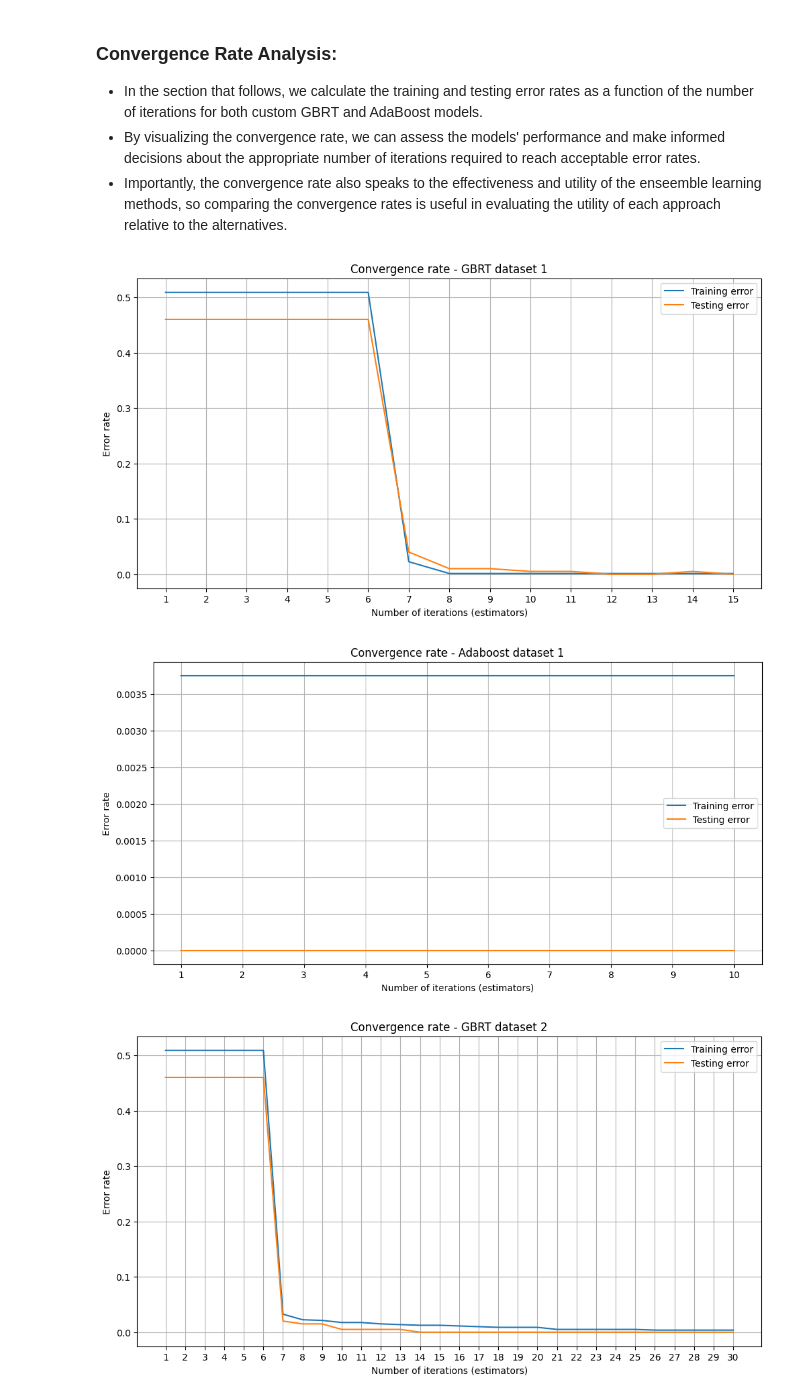
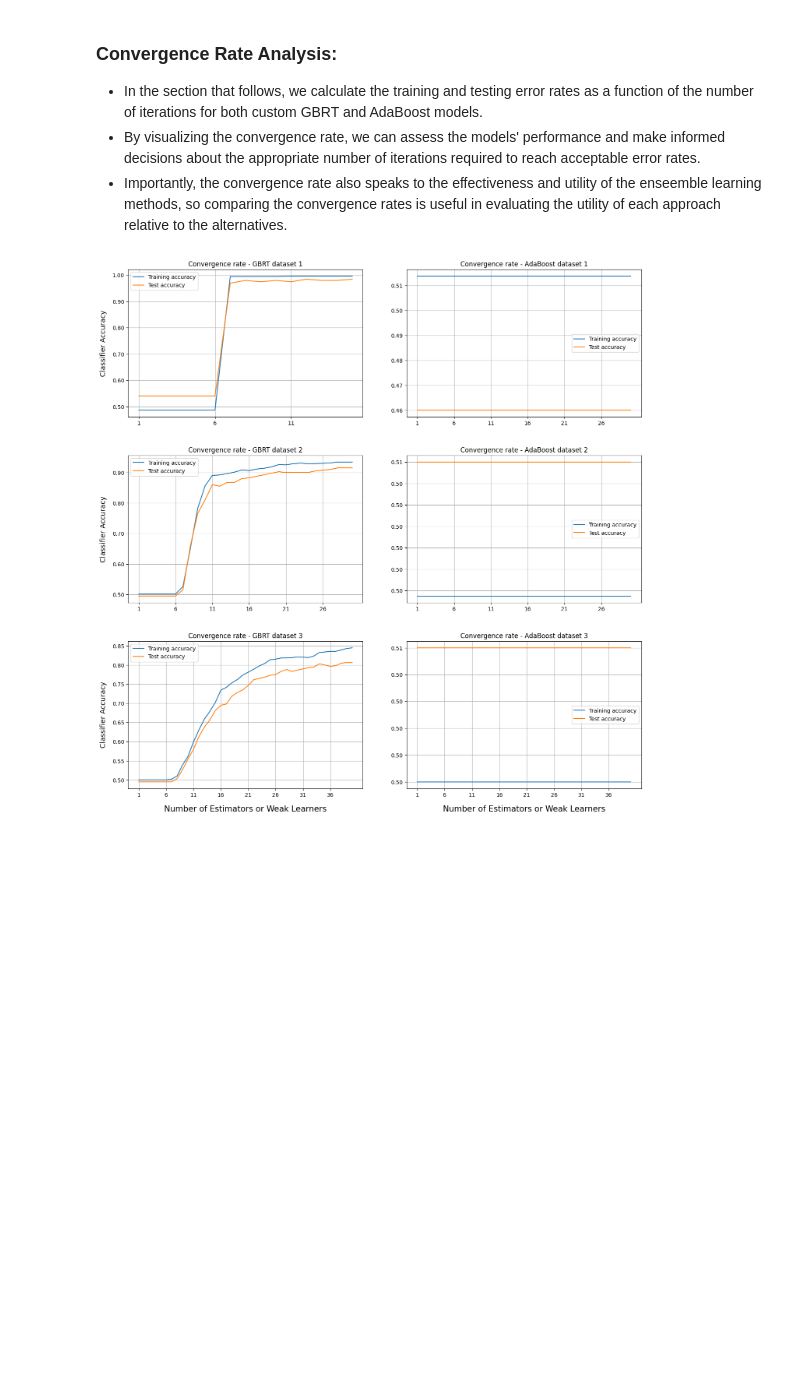
Before and after one commit to yafo1948/AdvancedML_Reichman_Spring2023, a Jupyter notebook: 3945_HW2_011996279_207576463.ipynb, the cells around one changed output. Drawn from its saved outputs; the diff is of its cells as text; code cells hidden in the pictures; blank space fills up the shorter version.

```diff
--- a/3945_HW2_011996279_207576463.ipynb
+++ b/3945_HW2_011996279_207576463.ipynb
@@ -462,9 +533,9 @@ class CustomAdaBoost:
 
         return self
 # %%
-# train and evaluate the custom AdaBoost model on the three datasets:
+# Now we train and evaluate our manual/custom AdaBoost model on the three datasets:
 
-custom_adaboost = CustomAdaBoost(n_estimators=1, learning_rate=0.01)
+custom_adaboost = CustomAdaBoost(n_estimators=5, learning_rate=0.1)
 
 for i, (train_data, test_data, train_labels, test_labels) in enumerate(zip(train_datasets, test_datasets, train_label_sets, test_label_sets), start=1):
     custom_adaboost.fit(train_data, train_labels)
@@ -474,23 +545,23 @@ for i, (train_data, test_data, train_labels, test_labels) in enumerate(zip(train
     print(f"Train accuracy: {train_accuracy:.2f}")
     print(f"Test accuracy: {test_accuracy:.2f}\n")
 
+    f, axes = plt.subplots(1, 2, figsize=(14,4))
     train_confusion_matrix = confusion_matrix(train_pred, train_labels)
     train_cm_display = ConfusionMatrixDisplay(confusion_matrix = train_confusion_matrix, display_labels = [False, True])
-    train_cm_display.plot(cmap = plt.cm.bwr)
-    plt.title(f'Dataset {i} - train confusion matrix')
-    plt.show()
+    train_cm_display.plot(ax=axes[0], cmap = plt.cm.bwr)
+    train_cm_display.ax_.set_title(f'Dataset {i} - AdaBoost train confusion matrix')
 
     test_confusion_matrix = confusion_matrix(test_pred, test_labels)
     test_cm_display = ConfusionMatrixDisplay(confusion_matrix = test_confusion_matrix, display_labels = [False, True])
-    test_cm_display.plot(cmap = plt.cm.bwr)
-    plt.title(f'Dataset {i} - test confusion matrix')
+    test_cm_display.plot(ax=axes[1], cmap = plt.cm.bwr)
+    test_cm_display.ax_.set_title(f'Dataset {i} - AdaBoost test confusion matrix')
     plt.show()
 
-    plt.figure(figsize=(20,10))
+    plt.figure(figsize=(15,6))
     ax = plt.subplot(1,2,1)
-    plot_decision_boundaries(ax, train_data, train_labels, custom_adaboost, ['x1','x2'], f'Dataset {i} descision boundry - train')
+    plot_decision_boundaries(ax, train_data, train_labels, custom_adaboost, ['x1','x2'], f'Dataset {i} descision boundary - train')
     ax = plt.subplot(1,2,2)
-    plot_decision_boundaries(ax, test_data, test_labels, custom_adaboost, ['x1','x2'], f'Dataset {i} descision boundry - test')
+    plot_decision_boundaries(ax, test_data, test_labels, custom_adaboost, ['x1','x2'], f'Dataset {i} descision boundary - test')
     plt.show()
 # %% [output]
 Dataset 1 - Custom AdaBoost Model
@@ -524,45 +592,55 @@ Test accuracy: 0.77
 - By visualizing the convergence rate, we can assess the models' performance and make informed decisions about the appropriate number of iterations required to reach acceptable error rates.
 - Importantly, the convergence rate also speaks to the effectiveness and utility of the enseemble learning methods, so comparing the convergence rates is useful in evaluating the utility of each approach relative to the alternatives.
 # %%
-def plot_convergence(model, X_train, y_train, X_test, y_test, n_iterations, title):
-    train_errors = []
-    test_errors = []
+def plot_convergence(pos, model, X_train, y_train, X_test, y_test, weak_learners, title):
+    train_accs, test_accs, train_errors, test_errors = [], [], [], []
 
     if model == 'GBRT':
-        model = CustomGBRT(n_estimators=1, learning_rate=0.1, max_depth=3)
+        model = CustomGBRT(n_estimators=20, learning_rate=0.1, max_depth=3)
     else:
-        model = CustomAdaBoost(n_estimators=1, learning_rate=0.01)
+        model = CustomAdaBoost(n_estimators=20, learning_rate=0.1)
+        # model = abc(n_estimators=20, learning_rate=0.1)
+        # note we ultimately switched to the sklearn AdaBoost here as the custom implementation showed no change at all for varying tree #s
 
-    for n in range(1, n_iterations + 1):
+    for n in range(1, weak_learners + 1):
 
         model.set_params(**{'n_estimators': n})
         model.fit(X_train, y_train)
         train_pred = model.predict(X_train)
         test_pred = model.predict(X_test)
         train_accuracy = accuracy_score(y_train, train_pred)
         test_accuracy = accuracy_score(y_test, test_pred)
 
+        train_accs.append(train_accuracy)
+        test_accs.append(test_accuracy)
         train_errors.append(1 - train_accuracy)
         test_errors.append(1 - test_accuracy)
 
-    fig = plt.figure(figsize=(12, 6))
-    plt.plot(range(1, n_iterations + 1), train_errors, label='Training error')
-    plt.plot(range(1, n_iterations + 1), test_errors, label='Testing error')
-    plt.xlabel('Number of iterations (estimators)')
-    plt.ylabel('Error rate')
-    plt.xticks(range(1, n_iterations + 1))
-    plt.title(f'Convergence rate - {title}')
-    plt.legend()
-    plt.grid()
-    plt.show()
+    pos.plot(range(1, weak_learners + 1), train_accs, label='Training accuracy')
+    pos.plot(range(1, weak_learners + 1), test_accs, label='Test accuracy')
+    # plt.plot(range(1, weak_learners + 1), train_errors, label='Training error')
+    # plt.plot(range(1, weak_learners + 1), test_errors, label='Testing error')
+    if pos in [axes[2,0], axes[2,1]]:
+        pos.set_xlabel('Number of Estimators or Weak Learners', fontsize=15, labelpad=14)
+    # plt.xlabel('Number of Estimators or Weak Learners', fontsize=14)
+    if pos in [axes[0,0], axes[1,0], axes[2,0]]:
+        pos.set_ylabel('Classifier Accuracy', fontsize=13, labelpad=10)
+    pos.yaxis.set_major_formatter(FormatStrFormatter('%.2f'))
+    # plt.ylabel('Error rate')
+    pos.set_xticks(range(1, weak_learners + 1, 5))
+    pos.set_title(f'Convergence rate - {title}')
+    pos.legend()
+    pos.grid()
 
-plot_convergence('GBRT', train_data1, train_labels1, test_data1, test_labels1, 15, 'GBRT dataset 1')
-plot_convergence('Adaboost', train_data1, train_labels1, test_data1, test_labels1, 10, 'Adaboost dataset 1')
-plot_convergence('GBRT', train_data2, train_labels2, test_data2, test_labels2, 30, 'GBRT dataset 2')
-plot_convergence('Adaboost', train_data2, train_labels2, test_data2, test_labels2, 10, 'Adaboost dataset 2')
-plot_convergence('GBRT', train_data3, train_labels3, test_data3, test_labels3, 40, 'GBRT dataset 3')
-plot_convergence('Adaboost', train_data3, train_labels3, test_data3, test_labels3, 10, 'Adaboost dataset 3')
+fig, axes = plt.subplots(3, 2, figsize=(15,15))
+fig.tight_layout(pad=5)
+
+plot_convergence(axes[0,0], 'GBRT', train_data1, train_labels1, test_data1, test_labels1, 15, 'GBRT dataset 1')
+plot_convergence(axes[0,1], 'Adaboost', train_data1, train_labels1, test_data1, test_labels1, 30, 'AdaBoost dataset 1')
+plot_convergence(axes[1,0], 'GBRT', train_data2, train_labels2, test_data2, test_labels2, 30, 'GBRT dataset 2')
+plot_convergence(axes[1,1], 'Adaboost', train_data2, train_labels2, test_data2, test_labels2, 30, 'AdaBoost dataset 2')
+plot_convergence(axes[2,0], 'GBRT', train_data3, train_labels3, test_data3, test_labels3, 40, 'GBRT dataset 3')
+plot_convergence(axes[2,1], 'Adaboost', train_data3, train_labels3, test_data3, test_labels3, 40, 'AdaBoost dataset 3')
+plt.show()
 # %% [output]
-[figure, old version]
+[figure, new version]
-[figure, removed]
-[figure, removed]
```
Also changed, not shown: parts of 24 cells of this notebook.
